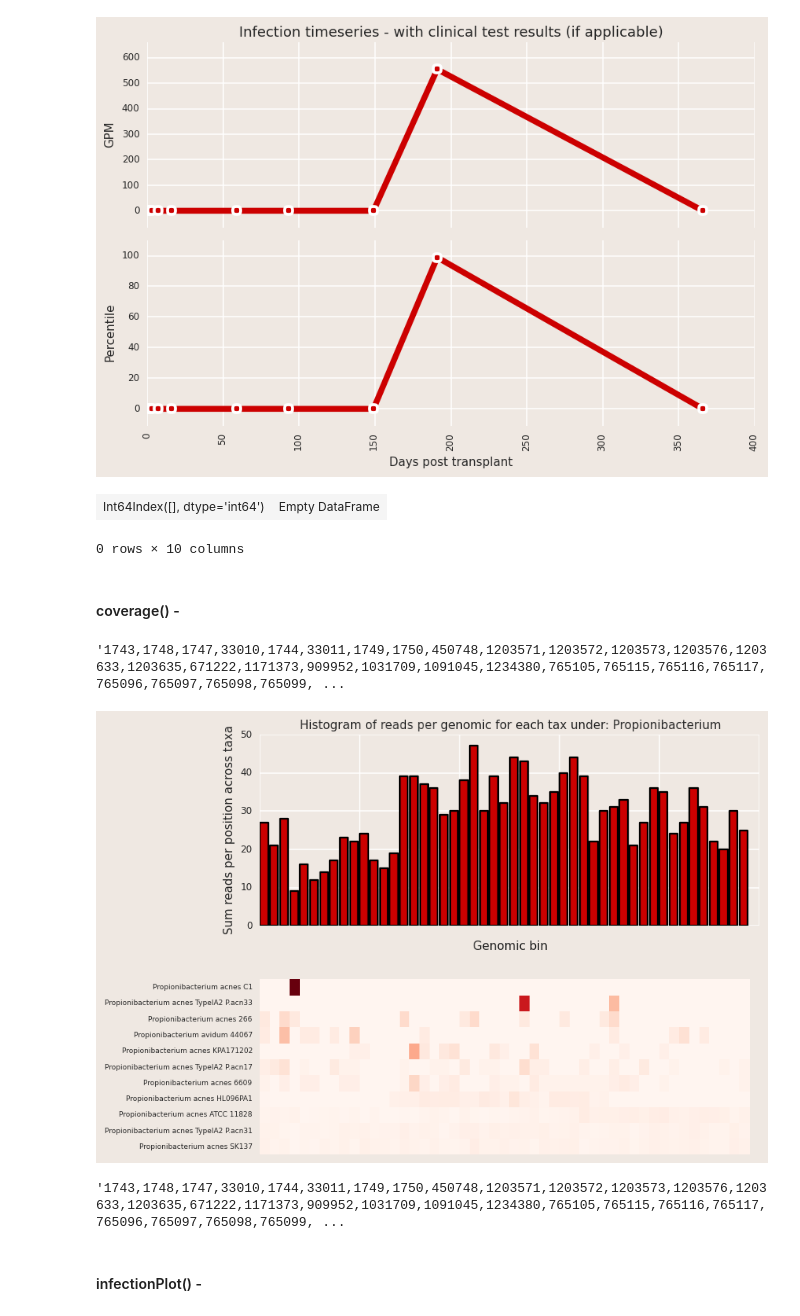
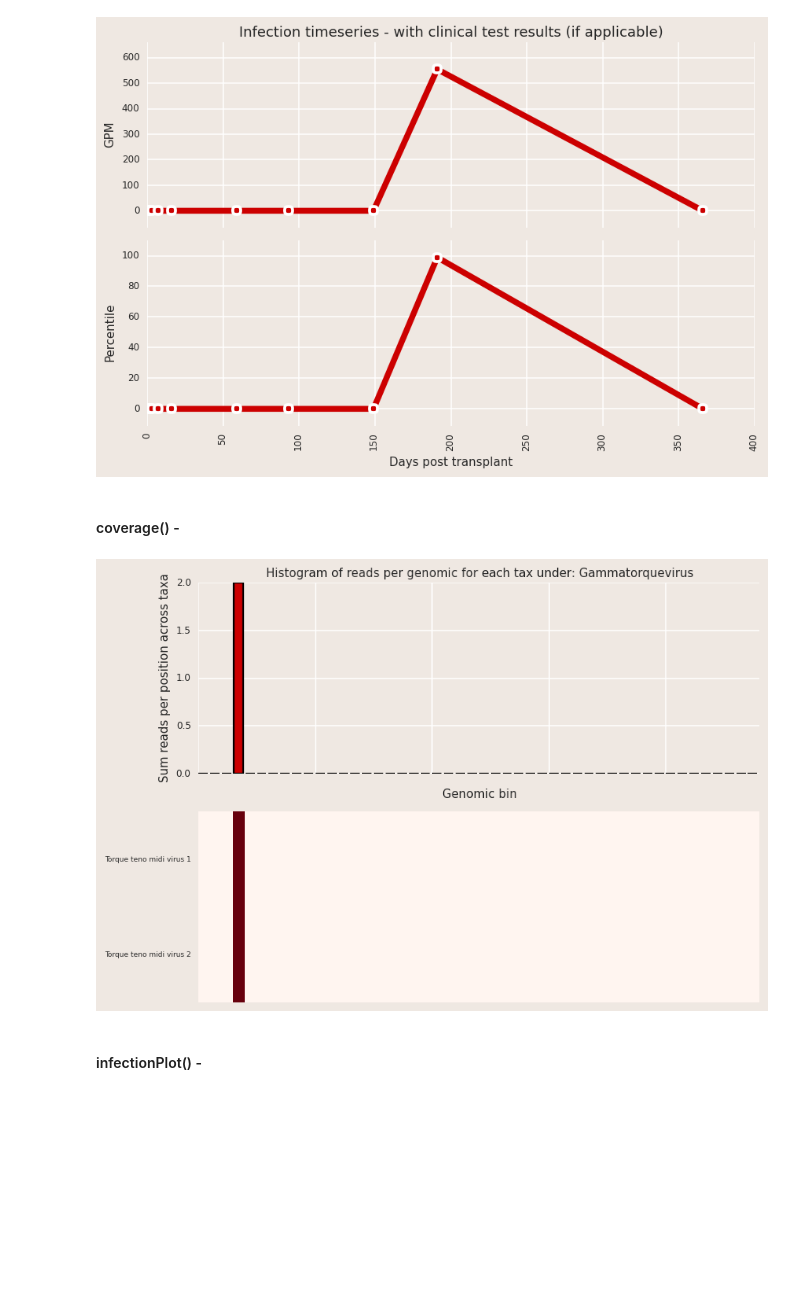
Before and after one commit to lmart999/CS229, a Jupyter notebook: ie_sql.ipynb, the cells around one changed output. Saved outputs shown, nothing was run; the diff lists cells and outputs as text; code cells hidden in the pictures; blank space fills up the shorter version.

```diff
--- a/ie_sql.ipynb
+++ b/ie_sql.ipynb
@@ -594,31 +592,16 @@ plt.tight_layout()
 TaxID not linked to clinical test.
 Infection not tested in patient.
 [figure]
-# %%
-clinical_data_all=sql.read_sql("select * "
-                           "from Clinical_Table " , conn)
-#tmp=clinical_data_all[(clinical_data_all['Tested_Infection']=='CMV') & (clinical_data_all['Test_Result']==1)]
-tmp=clinical_data_all[(clinical_data_all['Patient_ID']==patient) & (clinical_data_all['Tested_Infection']==clinical_infection_name)]
-tmp.sort('DaysPostTX_test',inplace=True)
-tmp
-# %% [output]
-| Int64Index([], dtype='int64') | Empty DataFrame |
-0 rows × 10 columns
 # %% [markdown]
 #### coverage() -
-# %%
-t_query
-# %% [output]
-'1743,1748,1747,33010,1744,33011,1749,1750,450748,1203571,1203572,1203573,1203576,1203633,1203635,671222,1171373,909952,1031709,1091045,1234380,765105,765115,765116,765117,765096,765097,765098,765099, ...
 # %%
-patient='I6'
-taxID='1743' # 1743, 48736
+patient='L81'
+taxID='687333' # 1743, 48736
 
 # All taxIDs identified under the parent taxID
 tax_table_taxID=sql.read_sql("select tax_id,tax_name,%s "
                         "from Tax_Table "
                         "WHERE Tax_Table.%s = '%s' "%(level,level,taxID), conn, coerce_float=True)
-
 tmp=tax_table[tax_table[level]==int(taxID)] # Text in SQL, but float / int in Pandas.
 tree=list(tmp.index)
 t=[str(t) for t in tree]
@@ -669,50 +652,36 @@ for k in taxID_store.keys():
     bins=np.linspace(1,size_all_gis[k],nbins)
     hist_vals=np.histogram(taxID_store[k],bins=bins)
     df.loc[k]=hist_vals[0]
 sums=df.sum(axis=1)
 sums.sort(ascending=False)
 df=df.loc[sums.index]
 
-'''
-fig = plt.figure(dpi=400)
-ax1 = fig.add_axes([0,0,1,0.6])
-ax2 = fig.add_axes([0,0.7,1,1])
-'''
-
 fig,(ax1,ax2) = plt.subplots(2,1)
 
 df_vec=df.sum(axis=0)
 ind=np.arange(df_vec.shape[0])
-# ax1 = fig.add_subplot2grid((3,2),(0,0),colspan=2)
-# ax1 = plt.subplot2grid((3,2),(0,0),colspan=2)
 ax1.bar(ind,np.array(df_vec),color=plot_color,linewidth=1.5)
-# plt.setp(ax1.get_xticklabels(), rotation='vertical', fontsize=8)
 ax1.set_xticklabels([])
+ax1.set_xlim([ind[0],ind[-1]])
 plt.setp(ax1.get_yticklabels(), rotation='horizontal', fontsize=8)
 ax1.set_ylabel('Sum reads per position across taxa', fontsize = 10)
 ax1.set_xlabel('Genomic bin', fontsize = 10)
 ax1.set_title('Histogram of reads per genomic for each tax under: %s'%getName(taxID),fontsize = 10)
 
-# ax2 = plt.subplot2grid((3,2),(1,0),colspan=2,rowspan=2)
-# ax2 = fig.add_subplot2grid((3,2),(1,0),colspan=2,rowspan=2)
 df_norm=df.div(df.sum(axis=1),axis=0)
 labels=[getName(tax) for tax in df_norm.index]
 df_norm.index=labels
-# sns.heatmap(df_norm,cmap='RdBu_r',cbar=False, ax=ax2)
 ax2.pcolormesh(np.array(df_norm),cmap='Reds')
 ax2.set_yticks(np.arange(df_norm.shape[0])+0.5)
 ax2.set_yticklabels(labels)
 plt.setp(ax2.get_xticklabels(), rotation='vertical', fontsize=6)
 ax2.set_xticklabels([])
+ax2.set_xlim([ind[0],ind[-1]])
 plt.setp(ax2.get_yticklabels(), rotation='horizontal', fontsize=6)
 
 plt.tight_layout()
 # %% [output]
-[figure, old version]
+[figure, new version]
-# %%
-t_query
-# %% [output]
-'1743,1748,1747,33010,1744,33011,1749,1750,450748,1203571,1203572,1203573,1203576,1203633,1203635,671222,1171373,909952,1031709,1091045,1234380,765105,765115,765116,765117,765096,765097,765098,765099, ...
 # %% [markdown]
 #### infectionPlot() -
 # %%
```
Also changed, not shown: parts of 1 cell of this notebook.
